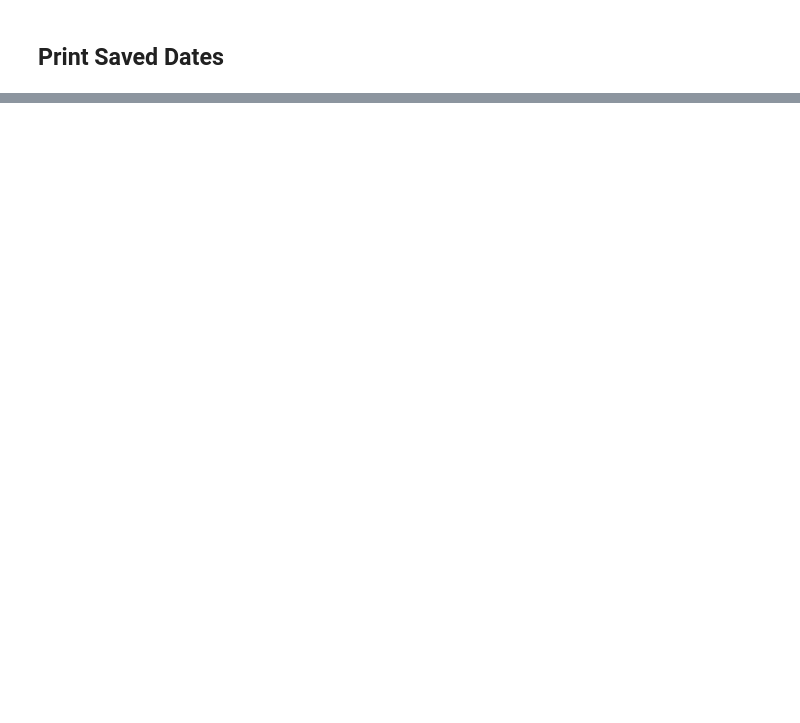
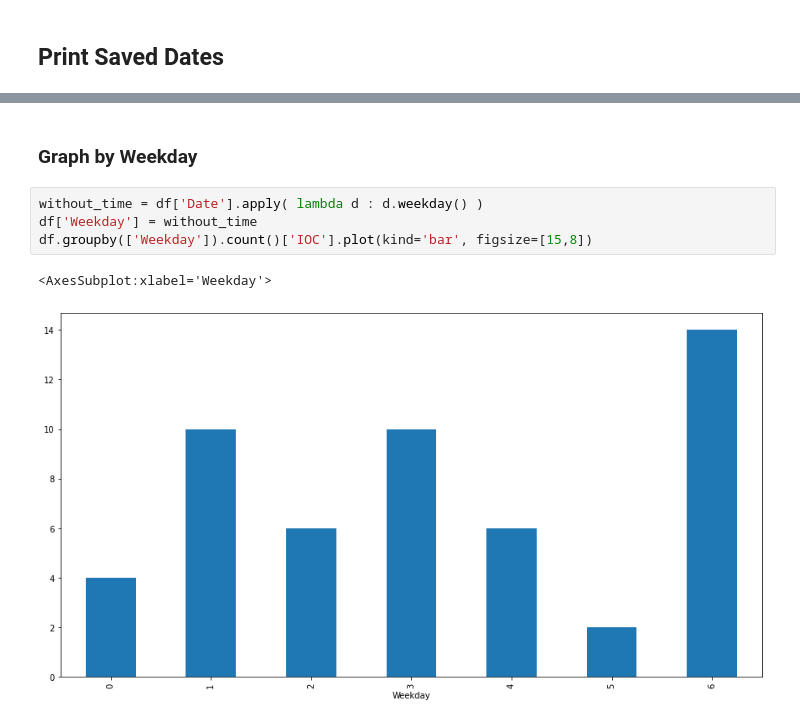
Before and after one commit to gbikram/Jupyter-Threat-Intel, a Jupyter notebook: IOCTimeline/IOCTimeline.ipynb, the cells around one changed output, grey strips where cells are left out. Saved outputs shown, nothing was run; the diff lists cells and outputs as text; blank space fills up the shorter version.

```diff
--- a/IOCTimeline/IOCTimeline.ipynb
+++ b/IOCTimeline/IOCTimeline.ipynb
@@ -90,0 +133,9 @@ df.sort_values(by=['Date'])
+# %% [markdown]
+### Graph by Weekday
+# %%
+without_time = df['Date'].apply( lambda d : d.weekday() )
+df['Weekday'] = without_time
+df.groupby(['Weekday']).count()['IOC'].plot(kind='bar', figsize=[15,8])
+# %% [output]
+<AxesSubplot:xlabel='Weekday'>
+[figure, added]
```
Also changed, not shown: parts of 8 cells of this notebook, 3 other files.
